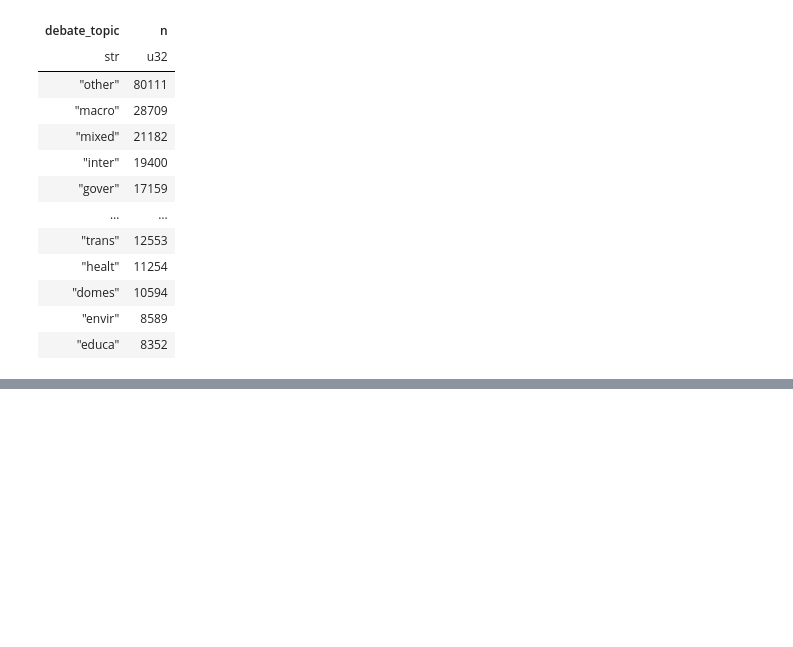
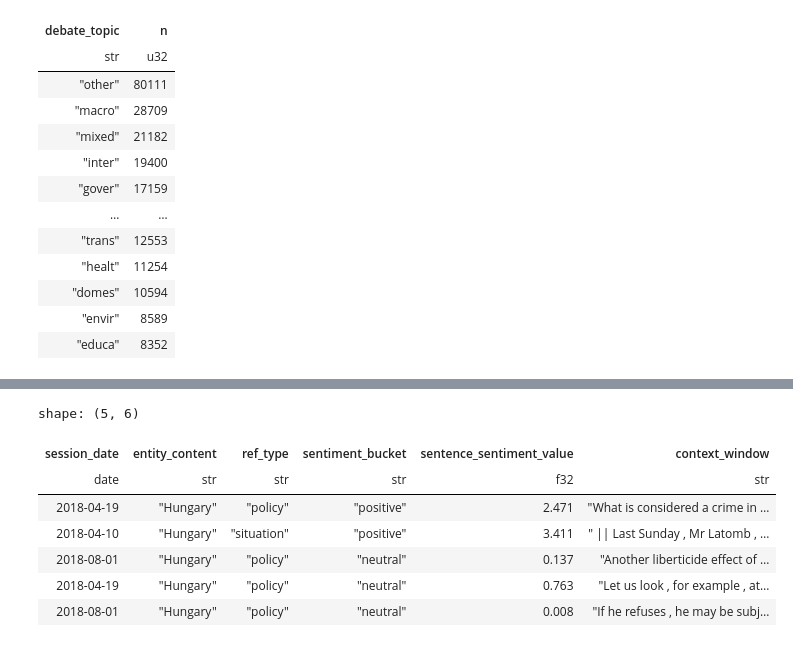
Before and after one commit to yavlenieraket/parliments_migration, a Jupyter notebook: src/migration-experiments21/parlaments-beyond-borders/notebooks/01_fra_2018_pilot.ipynb, the cells around one changed output, grey strips where cells are left out. Saved outputs shown, nothing was run; the diff lists cells and outputs as text; code cells hidden in the pictures; blank space fills up the shorter version.

```diff
--- a/src/migration-experiments21/parlaments-beyond-borders/notebooks/01_fra_2018_pilot.ipynb
+++ b/src/migration-experiments21/parlaments-beyond-borders/notebooks/01_fra_2018_pilot.ipynb
@@ -155,3 +166,14 @@ shape: (5, 6)
+# %%
+inspect.show_sample_contexts(annotated, country="Hungary", n_samples=5)
+# %% [output]
+shape: (5, 6)
+| session_date | entity_content | ref_type | sentiment_bucket | sentence_sentiment_value | context_window |
+| date | str | str | str | f32 | str |
+| 2018-04-19 | "Hungary" | "policy" | "positive" | 2.471 | "What is considered a crime in … |
+| 2018-04-10 | "Hungary" | "situation" | "positive" | 3.411 | " || Last Sunday , Mr Latomb , … |
+| 2018-08-01 | "Hungary" | "policy" | "neutral" | 0.137 | "Another liberticide effect of … |
+| 2018-04-19 | "Hungary" | "policy" | "neutral" | 0.763 | "Let us look , for example , at… |
+| 2018-08-01 | "Hungary" | "policy" | "neutral" | 0.008 | "If he refuses , he may be subj… |
 # %%
 out_path = PROCESSED_DIR / f"{SOURCE_COUNTRY}_{SOURCE_YEAR}_migration_mentions.parquet"
 annotated.write_parquet(out_path)
```
Also changed, not shown: parts of 9 cells of this notebook, 4 other files.
